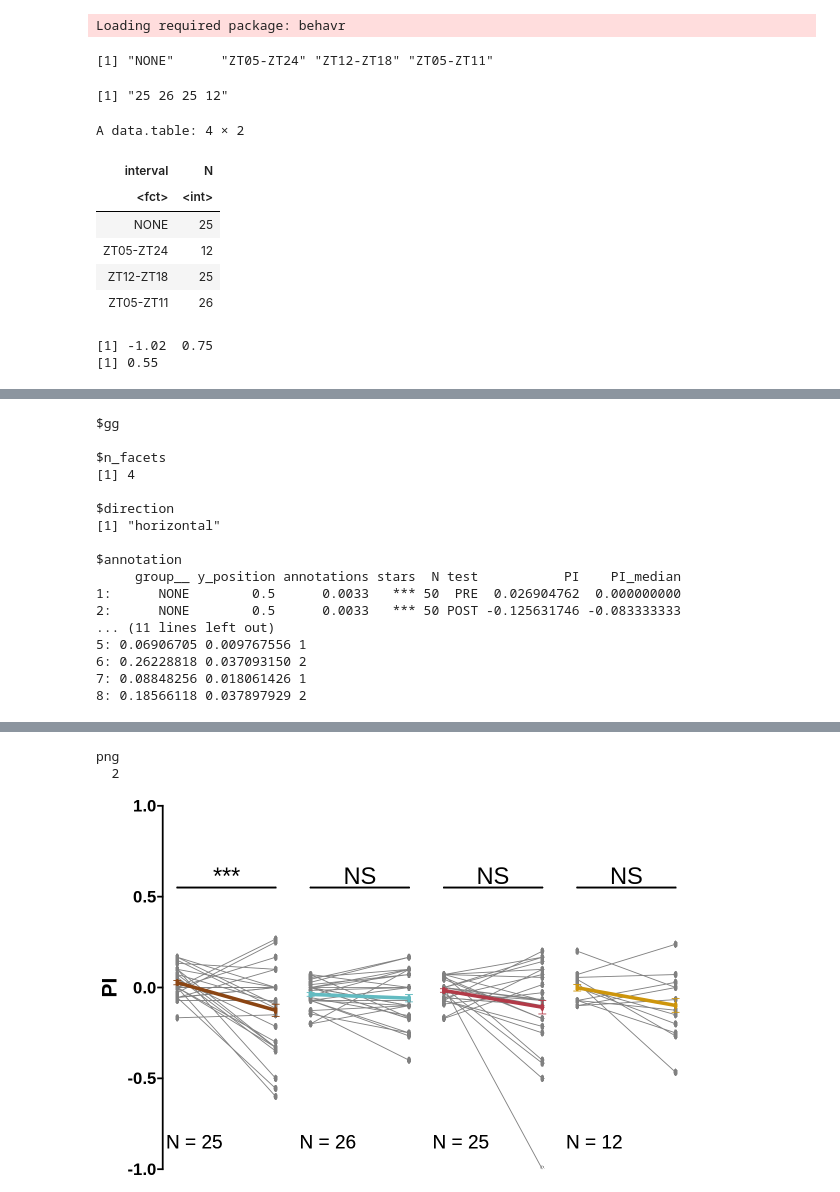
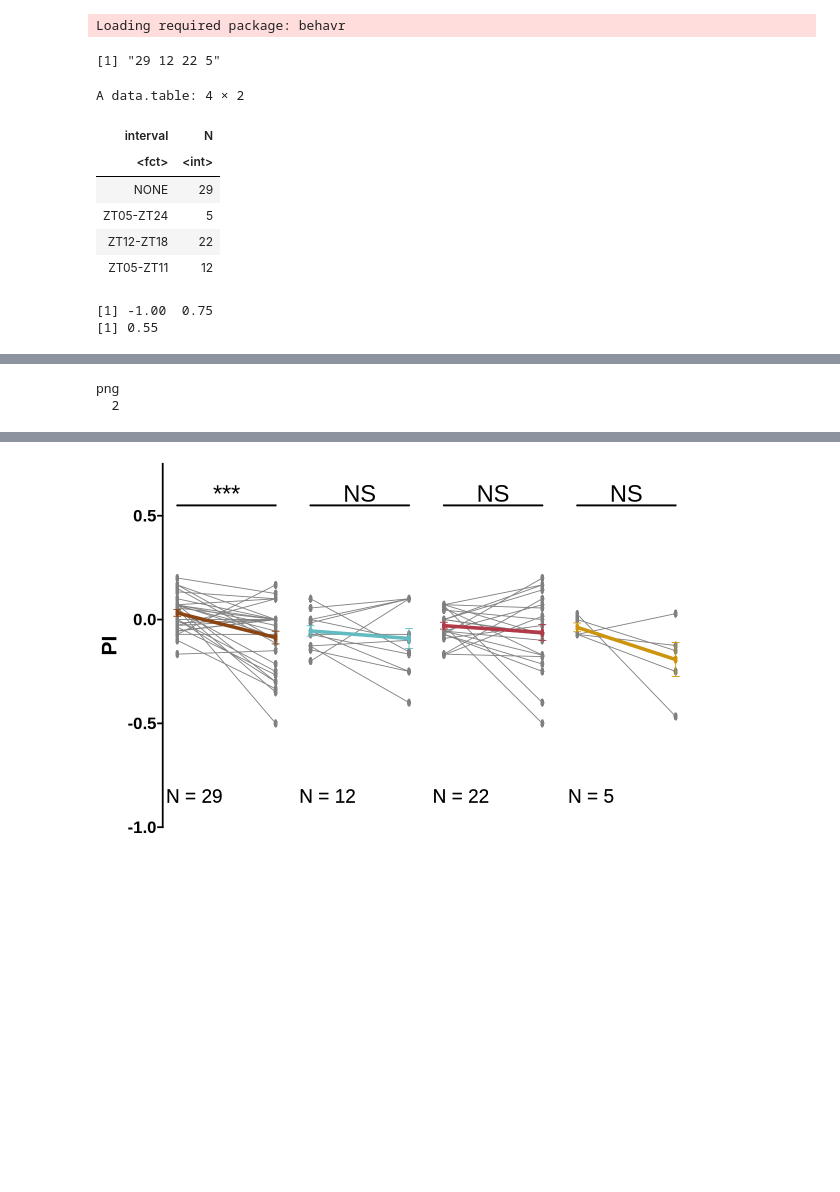
Before and after one commit to shaliulab/idoc-paper, a Jupyter notebook: 6_panel5.ipynb, the cells around one changed output, grey strips where cells are left out. Saved outputs shown, nothing was run; the diff lists cells and outputs as text; code cells hidden in the pictures; blank space fills up the shorter version.

```diff
--- a/6_panel5.ipynb
+++ b/6_panel5.ipynb
@@ -17,12 +17,9 @@ experiments <- c("24hr LTM")
 wild_types <- c("Iso31", "MB010B.(II)SPARC-Chrimson ISO", "MB010B.(II)SPARC-GFP ISO")
 data <- data[(experiment %in% experiments & Genotype %in% wild_types & Training == "6X_Spaced"),]
 panel5_data <-data[region_id!="NONE",]
-# %%
-unique(panel5_data$interval)
-# %% [output]
-[1] "NONE"      "ZT05-ZT24" "ZT12-ZT18" "ZT05-ZT11"
 # %%
 intervals <- c("NONE", "ZT05-ZT11", "ZT12-ZT18", "ZT05-ZT24")
+panel5_data<-panel5_data[interval %in% intervals, ]
 panel5_data[, interval := factor(interval, levels=intervals)]
 # %%
 A <- panel5_data[interval=="NONE",.(Files, idoc_folder, ROI, User, Genotype, experiment, PRE, POST, SD_status, interval)]
@@ -42,7 +39,7 @@ print(paste(
     nrow(D)
 ))
 # %% [output]
-[1] "25 26 25 12"
+[1] "29 12 22 5"
 # %%
 data.table::fwrite(x = A, file="prism/Fig5/Figure_5_NO_SD.csv")
 data.table::fwrite(x = B, file="prism/Fig5/Figure_5_ZT05-ZT11.csv")
@@ -57,10 +54,10 @@ panel5_data_long[Genotype=="Iso31" & test == "POST", .N, by=interval]
 A data.table: 4 × 2
 | interval | N |
 | <fct> | <int> |
-| NONE | 25 |
-| ZT05-ZT24 | 12 |
-| ZT12-ZT18 | 25 |
-| ZT05-ZT11 | 26 |
+| NONE | 29 |
+| ZT05-ZT24 | 5 |
+| ZT12-ZT18 | 22 |
+| ZT05-ZT11 | 12 |
 # %%
 ratio=2.5
 size_unit=2.5
@@ -73,10 +70,10 @@ panel5 <- learning_plot(
     hjust_text=0.2
 )
 options(repr.plot.width=size_unit*panel5$n_facets, repr.plot.height=size_unit*ratio)
-panel5
-save_learning_plot(plot=panel5, filename = "figures/panel5A.svg", ratio=ratio, size_unit = size_unit)
+panel5$gg
+save_learning_plot(plot=panel5, filename = "prism/Fig5/panel5A.svg", ratio=ratio, size_unit = size_unit)
 # %% [output]
-[1] -1.02  0.75
+[1] -1.00  0.75
 [1] 0.55
 Warning message in geom_signif(data = annotation_df, aes(annotations = stars), xmin = 1, :
 “Ignoring unknown aesthetics: annotations”
@@ -87,17 +88,2 @@ Warning message in plot_theme(plot):
-$gg
-
-$n_facets
-[1] 4
-
-$direction
-[1] "horizontal"
-
-$annotation
-     group__ y_position annotations stars  N test           PI    PI_median
-1:      NONE        0.5      0.0033   *** 50  PRE  0.026904762  0.000000000
-2:      NONE        0.5      0.0033   *** 50 POST -0.125631746 -0.083333333
-... (11 lines left out)
-5: 0.06906705 0.009767556 1
-6: 0.26228818 0.037093150 2
-7: 0.08848256 0.018061426 1
-8: 0.18566118 0.037897929 2
+png
+  2
@@ -108,4 +90,2 @@ Warning message in plot_theme(plot):
-png
-  2
-[figure, old version]
+[figure, new version]
 # %%
```
Also changed, not shown: parts of 6 cells of this notebook, 11 other files.
